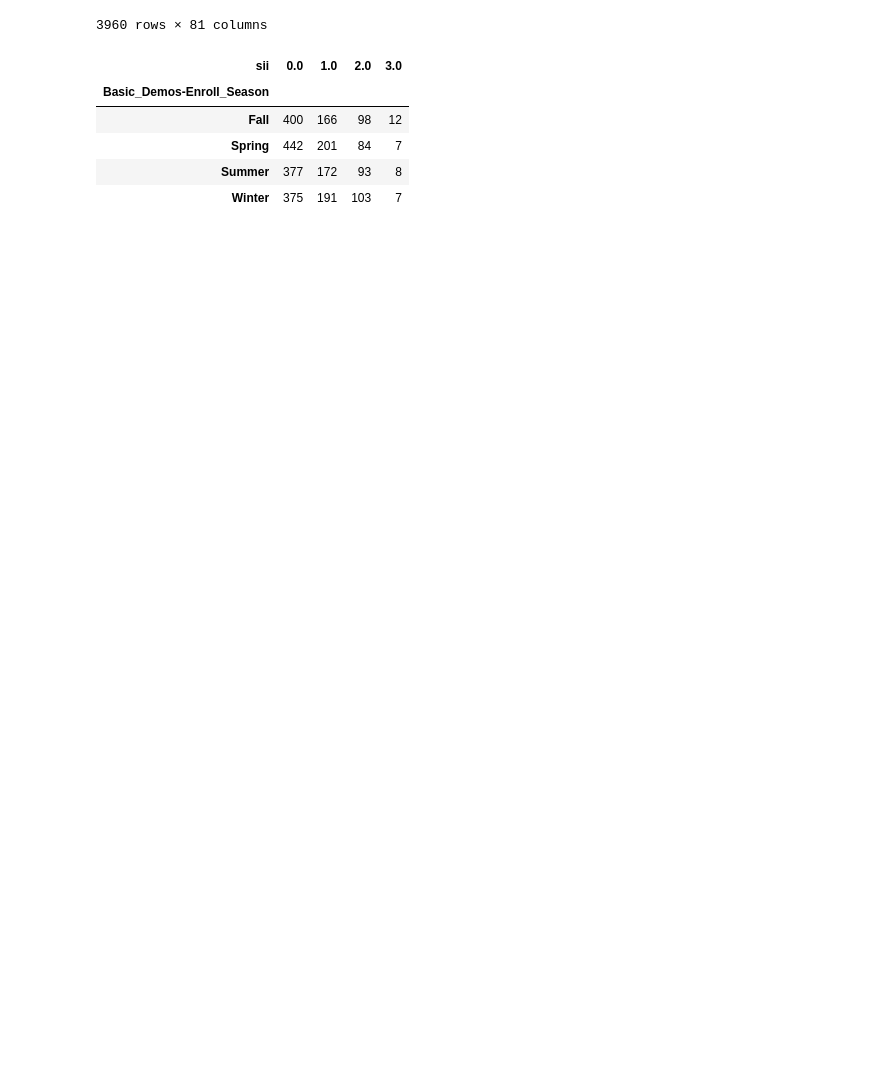
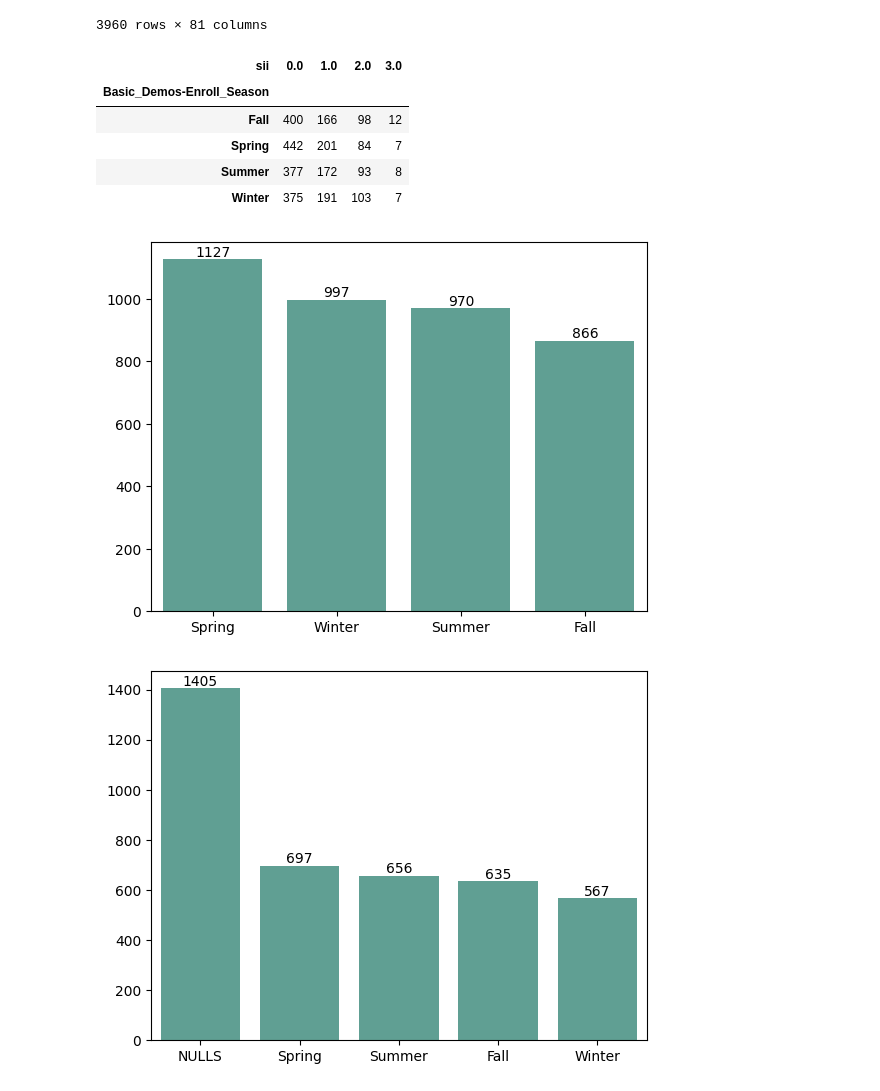
Before and after one commit to dileepNaiduOne/child-problematic-internet-usage, a Jupyter notebook: EDA.ipynb, the cells around one changed output. Drawn from its saved outputs; the diff is of its cells as text; code cells hidden in the pictures; blank space fills up the shorter version.

```diff
--- a/EDA.ipynb
+++ b/EDA.ipynb
@@ -185,3 +185,22 @@ pd.crosstab(index = df["Basic_Demos-Enroll_Season"], columns=df["sii"])
 | Spring | 442 | 201 | 84 | 7 |
 | Summer | 377 | 172 | 93 | 8 |
 | Winter | 375 | 191 | 103 | 7 |
+# %%
+seasons_cols = [
+    "Basic_Demos-Enroll_Season",
+    "CGAS-Season",
+    "Physical-Season",
+    "Fitness_Endurance-Season",
+    "FGC-Season",
+    "BIA-Season",
+    "PAQ_A-Season",
+    "PAQ_C-Season",
+    "PCIAT-Season",
+    "SDS-Season"
+]
+# %%
+for i in seasons_cols:
+    draw_barchart(i)
+# %% [output]
+[figure, added]
+[figure, added]
```
Also changed, not shown: parts of 1 cell of this notebook.
